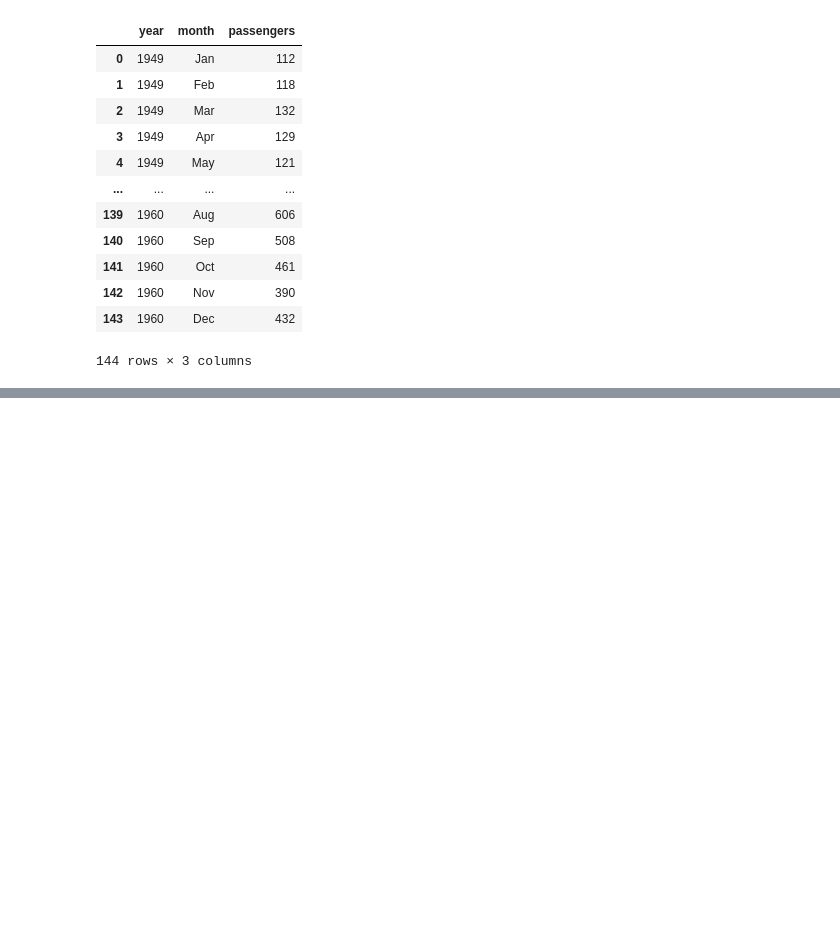
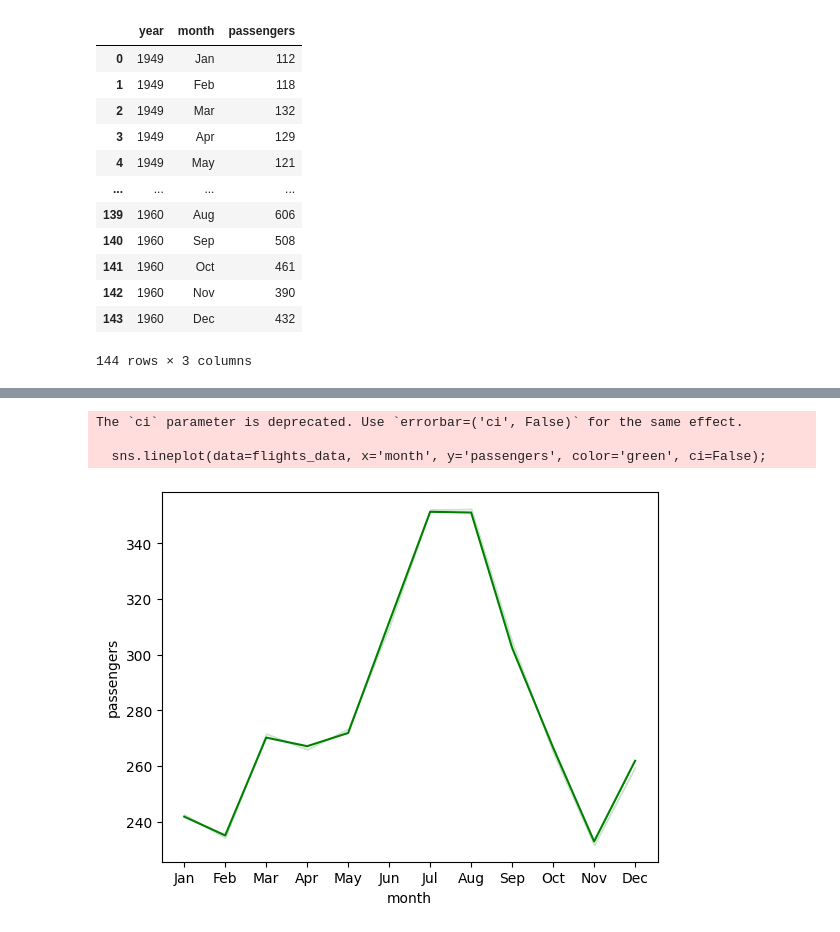
Before and after one commit to sachincredible9/Python_basics, a Jupyter notebook: EDA_Handson.ipynb, the cells around one changed output, grey strips where cells are left out. Drawn from its saved outputs; the diff is of its cells as text; code cells hidden in the pictures; blank space fills up the shorter version.

```diff
--- a/EDA_Handson.ipynb
+++ b/EDA_Handson.ipynb
@@ -476,0 +485,7 @@ flights_data
+# %%
+sns.lineplot(data=flights_data, x='month', y='passengers', color='green', ci=False);
+# %% [output]
+The `ci` parameter is deprecated. Use `errorbar=('ci', False)` for the same effect.
+
+  sns.lineplot(data=flights_data, x='month', y='passengers', color='green', ci=False);
+[figure, added]
```
Also changed, not shown: parts of 24 cells of this notebook.
